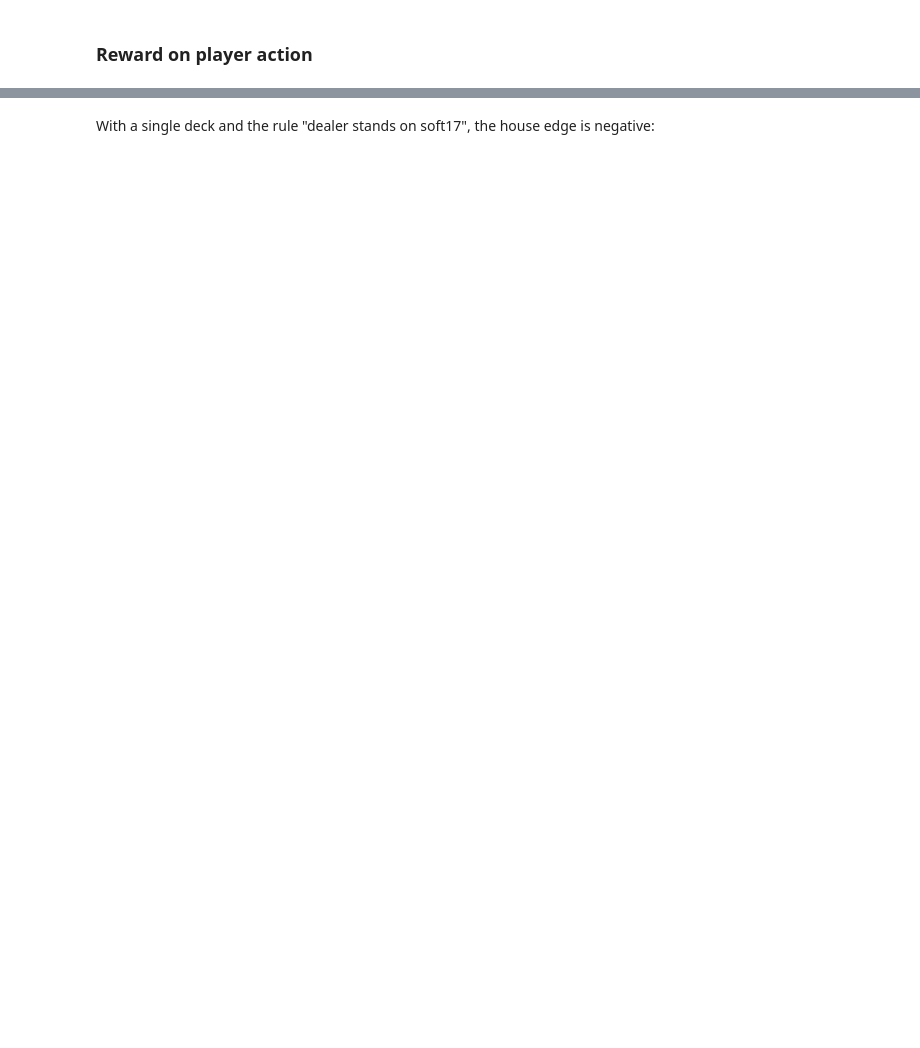
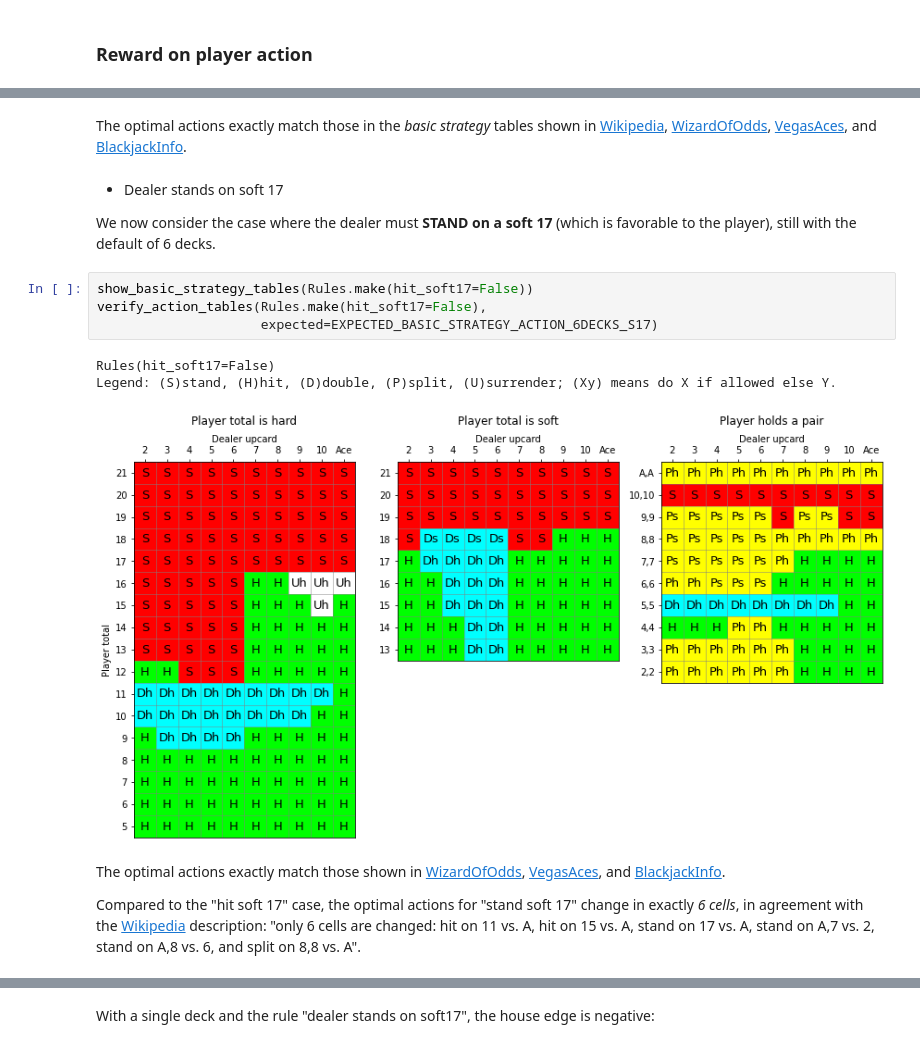
Before and after one commit to hhoppe/blackjack, a Jupyter notebook: blackjack.ipynb, the cells around one changed output, grey strips where cells are left out. Drawn from its saved outputs; the diff is of its cells as text; blank space fills up the shorter version.

```diff
--- a/blackjack.ipynb
+++ b/blackjack.ipynb
@@ -1137,0 +3440,30 @@ House edge: 0.002%
+# %% [markdown]
+The optimal actions exactly match those in the *basic strategy* tables shown in
+[Wikipedia](https://en.wikipedia.org/wiki/Blackjack#Basic_strategy),
+[WizardOfOdds](https://wizardofodds.com/games/blackjack/strategy/calculator/),
+[VegasAces](https://www.vegas-aces.com/charts/blackjack-strategy-guides/), and
+[BlackjackInfo](https://www.blackjackinfo.com/blackjack-basic-strategy-engine/?numdecks=6&soft17=h17&dbl=all&das=yes&surr=ls&peek=yes).
+# %% [markdown]
+- Dealer stands on soft 17
+
+We now consider the case where the dealer must **STAND on a soft 17** (which is favorable to
+the player), still with the default of 6 decks.
+# %%
+show_basic_strategy_tables(Rules.make(hit_soft17=False))
+verify_action_tables(Rules.make(hit_soft17=False),
+                     expected=EXPECTED_BASIC_STRATEGY_ACTION_6DECKS_S17)
+# %% [output]
+Rules(hit_soft17=False)
+Legend: (S)stand, (H)hit, (D)double, (P)split, (U)surrender; (Xy) means do X if allowed else Y.
+[figure, added]
+# %% [markdown]
+The optimal actions exactly match those shown in
+[WizardOfOdds](https://wizardofodds.com/games/blackjack/strategy/calculator/),
+[VegasAces](https://www.vegas-aces.com/charts/blackjack-strategy-guides/), and
+[BlackjackInfo](https://www.blackjackinfo.com/blackjack-basic-strategy-engine/?numdecks=6&soft17=s17&dbl=all&das=yes&surr=ls&peek=yes).
+
+Compared to the "hit soft 17" case, the optimal actions for "stand soft 17" change in
+exactly *6 cells*, in agreement with the
+[Wikipedia](https://en.wikipedia.org/wiki/Blackjack#Basic_strategy)
+description: "only 6 cells are changed: hit on 11 vs. A, hit on 15 vs. A, stand on 17 vs. A,
+stand on A,7 vs. 2, stand on A,8 vs. 6, and split on 8,8 vs. A".
```
Also changed, not shown: parts of 414 cells of this notebook, 14 other files.
